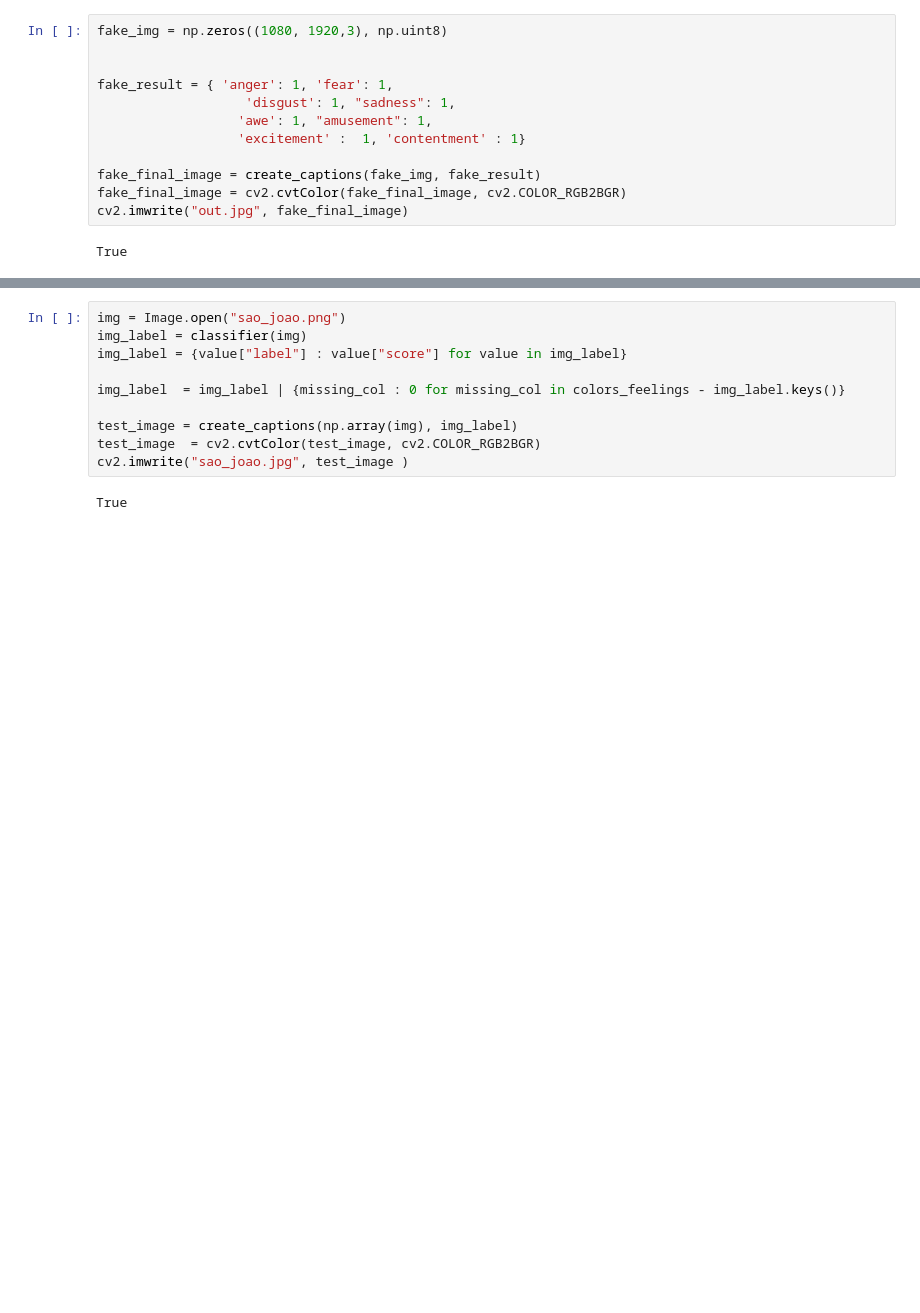
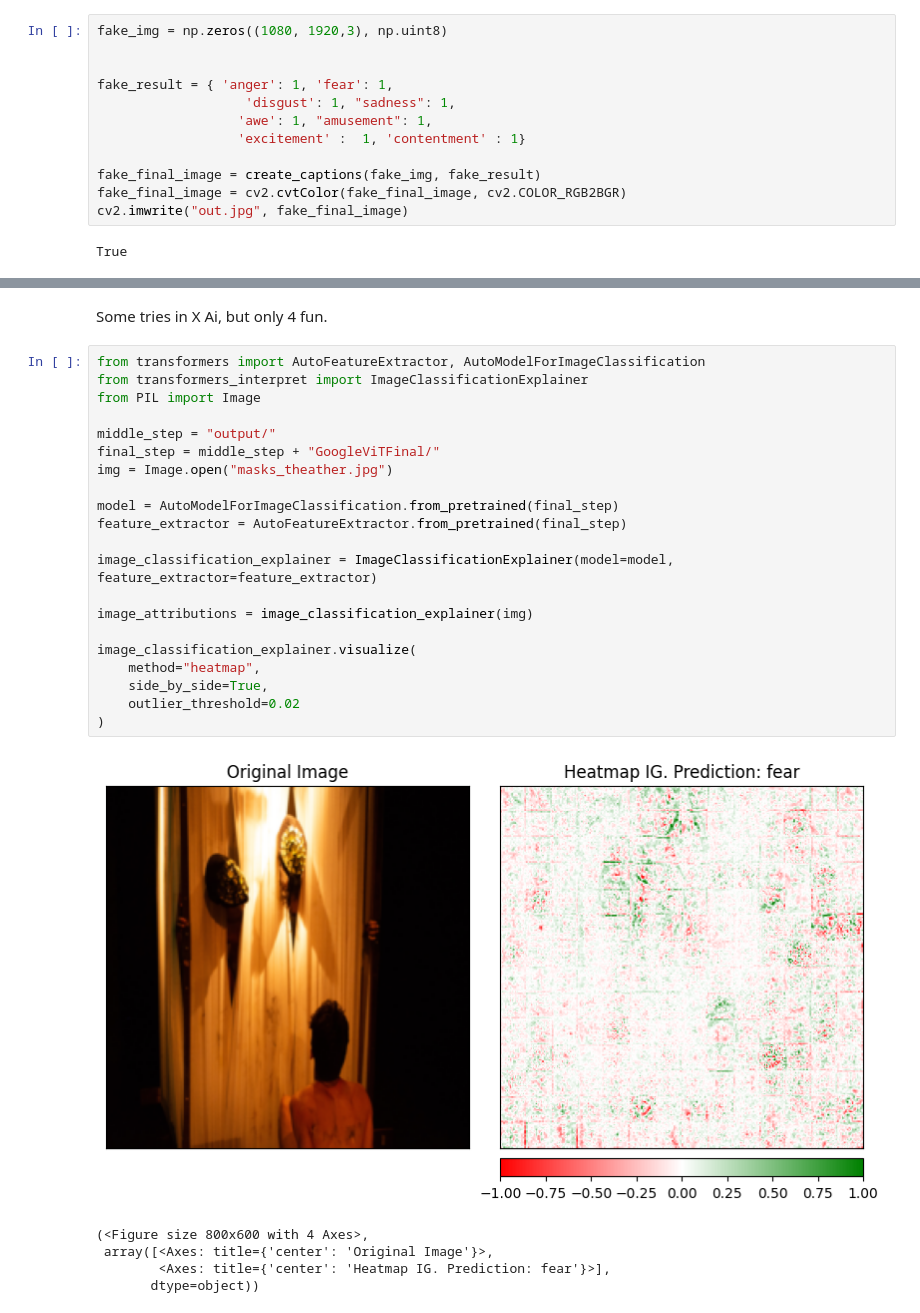
Before and after one commit to matiasfreitas/CV_UC_Project, a Jupyter notebook: CV_Project.ipynb, the cells around one changed output, grey strips where cells are left out. Saved outputs shown, nothing was run; the diff lists cells and outputs as text; blank space fills up the shorter version.

Commit message:
Explainer addition

```diff
--- a/CV_Project.ipynb
+++ b/CV_Project.ipynb
@@ -994,14 +1009,31 @@ cv2.imwrite("sky_final.jpg", test_image )
 # %% [output]
 True
-# %%
-img = Image.open("sao_joao.png")
-img_label = classifier(img)
-img_label = {value["label"] : value["score"] for value in img_label}
-
-img_label  = img_label | {missing_col : 0 for missing_col in colors_feelings - img_label.keys()}
-
-test_image = create_captions(np.array(img), img_label)
-test_image  = cv2.cvtColor(test_image, cv2.COLOR_RGB2BGR)
-cv2.imwrite("sao_joao.jpg", test_image )
-# %% [output]
-True
+# %% [markdown]
+Some tries in X Ai, but only 4 fun.
+# %%
+from transformers import AutoFeatureExtractor, AutoModelForImageClassification
+from transformers_interpret import ImageClassificationExplainer
+from PIL import Image
+
+middle_step = "output/"
+final_step = middle_step + "GoogleViTFinal/"
+img = Image.open("masks_theather.jpg")
+
+model = AutoModelForImageClassification.from_pretrained(final_step)
+feature_extractor = AutoFeatureExtractor.from_pretrained(final_step)
+
+image_classification_explainer = ImageClassificationExplainer(model=model, feature_extractor=feature_extractor)
+
+image_attributions = image_classification_explainer(img)
+
+image_classification_explainer.visualize(
+    method="heatmap",
+    side_by_side=True,
+    outlier_threshold=0.02
+)
+# %% [output]
+[figure, added]
+(<Figure size 800x600 with 4 Axes>,
+ array([<Axes: title={'center': 'Original Image'}>,
+        <Axes: title={'center': 'Heatmap IG. Prediction: fear'}>],
+       dtype=object))
```
Also changed, not shown: parts of 8 cells of this notebook.
